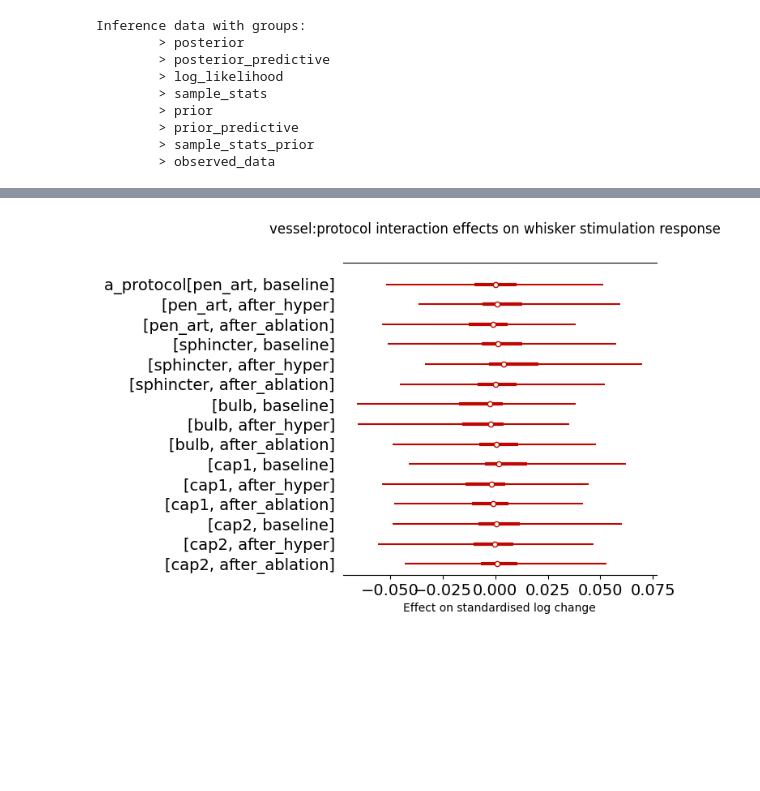
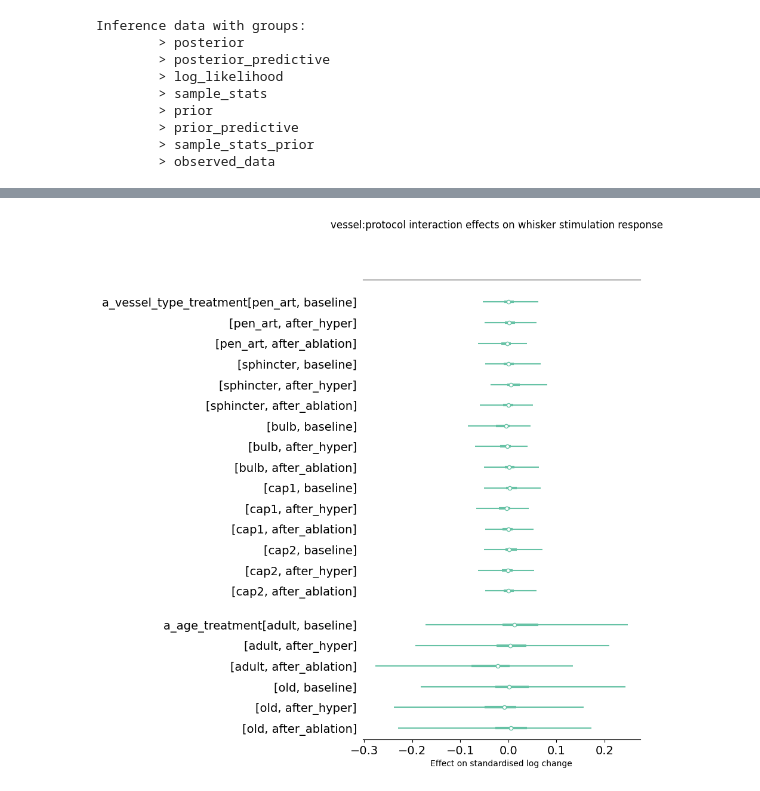
Before and after one commit to teddygroves/sphincter, a Jupyter notebook: sphincter/whisker.ipynb, the cells around one changed output, grey strips where cells are left out. Cells and saved outputs as stored; diff of their text form; code cells hidden in the pictures; blank space fills up the shorter version.

```diff
--- a/sphincter/whisker.ipynb
+++ b/sphincter/whisker.ipynb
@@ -8,21 +8,25 @@ This notebook investigates the results of running this analysis.
 import json
 import os
 
+from cycler import cycler
+
 import arviz as az
+import matplotlib as mpl
 import numpy as np
 import pandas as pd
 import xarray as xr
-import matplotlib as mpl
 
 from matplotlib import pyplot as plt
 from pprint import pprint
+
 from sphincter.data_preparation import load_prepared_data
+from sphincter.plotting import plot_obs, plot_predictive
 
 INFERENCES_DIR = os.path.join("..", "inferences")
 PLOTS_DIR = os.path.join("..", "plots")
-ARVIZ_STYLE = "arviz-redish"
+CMAP = plt.get_cmap('Set2')
 
-plt.style.use(ARVIZ_STYLE)
+plt.rcParams['axes.prop_cycle'] = cycler(color=CMAP.colors)
 # %% [markdown]
 ## Loading InferenceData objects
 
@@ -239,17 +222,17 @@ f.savefig(os.path.join(PLOTS_DIR, "whisker-treatment-effects.png"), bbox_inches=
 # %%
-f, ax = plt.subplots(figsize=[5, 5])
+f, ax = plt.subplots(figsize=[6, 10])
 
 f.suptitle("vessel:protocol interaction effects on whisker stimulation response")
 az.plot_forest(
-        idatas["whisker-flat"],
-        var_names="a_protocol",
+        idatas["whisker-big"],
+        var_names=["a_vessel_type_treatment", "a_age_treatment"],
         combined=True,
         ax=ax
     );
 ax.set(
     title="",
     xlabel="Effect on standardised log change",
 );
 f.savefig(os.path.join(PLOTS_DIR, "whisker-protocol-effects.png"), bbox_inches="tight")
 # %% [output]
-[figure, old version]
+[figure, new version]
```
Also changed, not shown: parts of 18 cells of this notebook, 6 other files.
